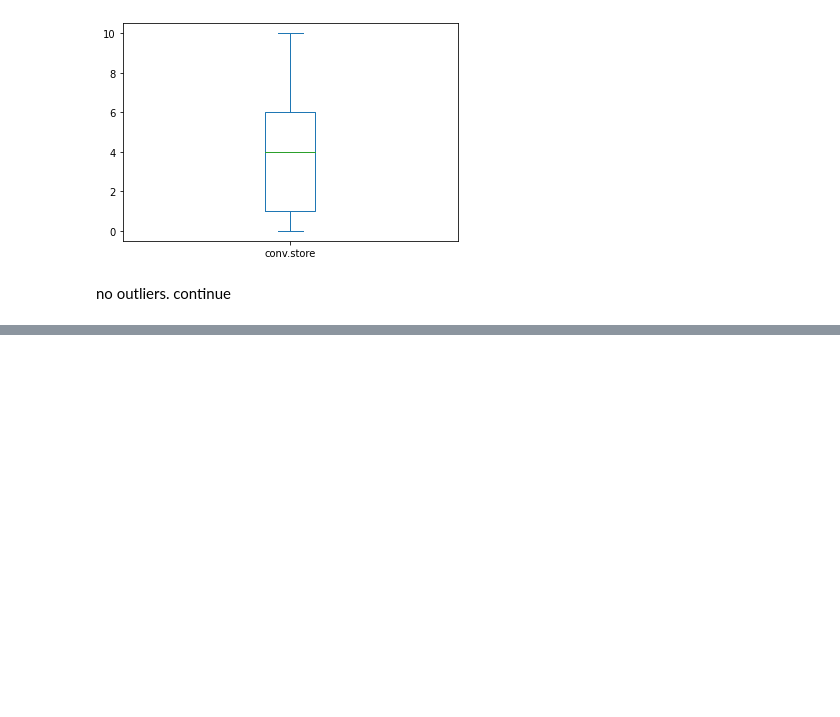
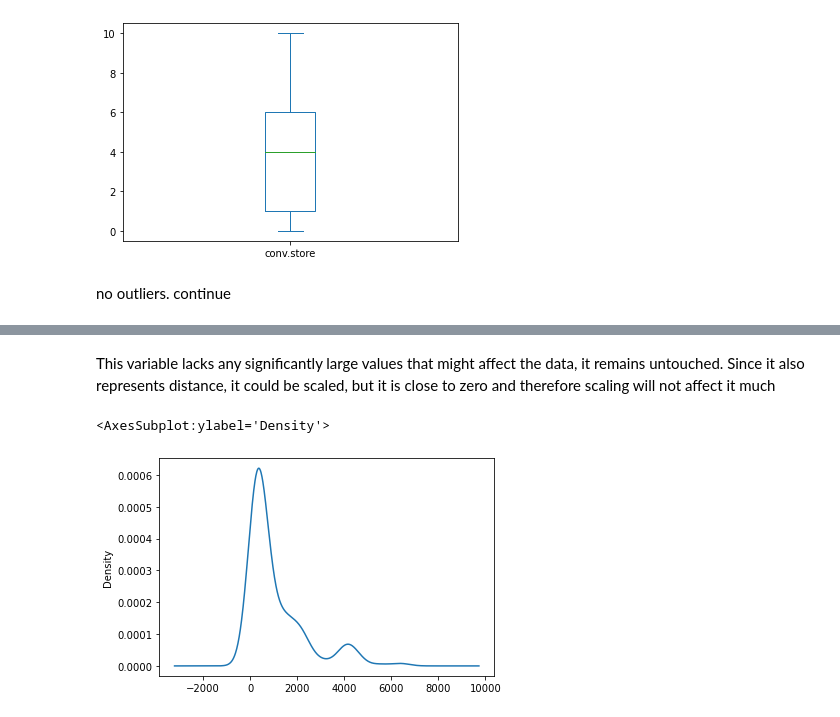
Before and after one commit to Torimazing/vjh10_infsci510, a Jupyter notebook: Assignment 2/Assignment 2.ipynb, the cells around one changed output, grey strips where cells are left out. Drawn from its saved outputs; the diff is of its cells as text; code cells hidden in the pictures; blank space fills up the shorter version.

```diff
--- a/Assignment 2/Assignment 2.ipynb
+++ b/Assignment 2/Assignment 2.ipynb
@@ -128,0 +178,7 @@ no outliers. continue
+# %% [markdown]
+This variable lacks any significantly large values that might affect the data, it remains untouched.  Since it also represents distance, it could be scaled, but it is close to zero and therefore scaling will not affect it much
+# %%
+re['MRT.dist'].plot.density()
+# %% [output]
+<AxesSubplot:ylabel='Density'>
+[figure, added]
```
Also changed, not shown: parts of 25 cells of this notebook.
